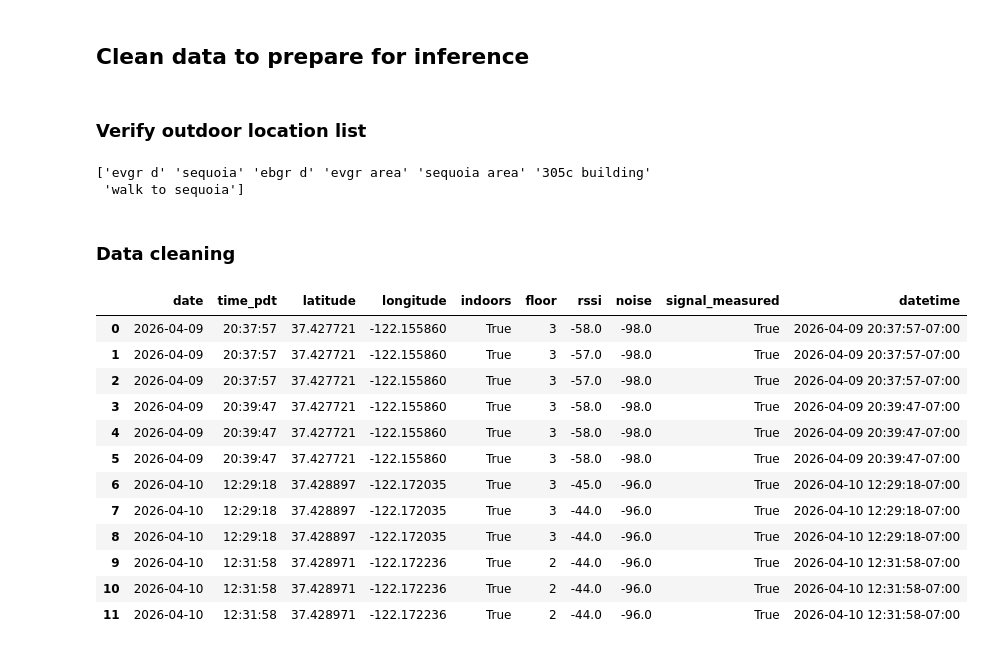
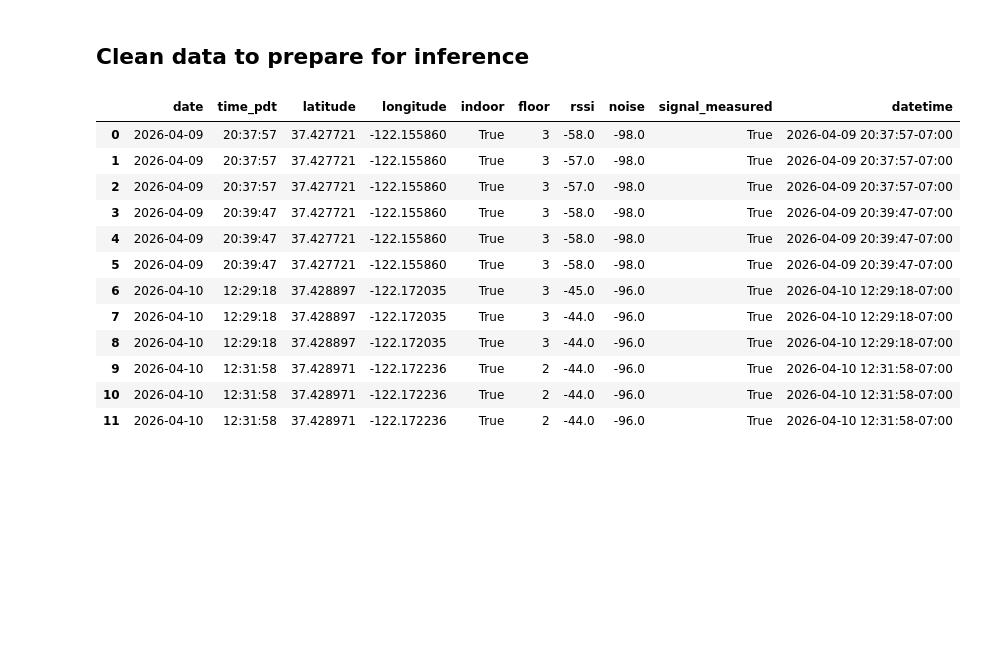
Before and after one commit to kevinzluo/where-my-wifi, a Jupyter notebook: code/data cleaning.ipynb, the cells around one changed output. Drawn from its saved outputs; the diff is of its cells as text; code cells hidden in the pictures; blank space fills up the shorter version.

```diff
--- a/code/data cleaning.ipynb
+++ b/code/data cleaning.ipynb
@@ -30,6 +29,7 @@ DATAFRAME_COLUMNS = [
     "measurement_set_id",
     "sample_index",
     "collector_id",
+    "environment",
     "building",
     "floor",
     "waypoint_id",
@@ -206,9 +206,2 @@ Selected coordinate coverage: 582 phone GPS, 273 mac CoreLocation, 96 legacy Cor
 # %% [markdown]
 ## Clean data to prepare for inference
-# %% [markdown]
-### Verify outdoor location list
-# %%
-print(wifi_df['building'].unique())
-# %% [output]
-['evgr d' 'sequoia' 'ebgr d' 'evgr area' 'sequoia area' '305c building'
- 'walk to sequoia']
@@ -217,35 +208,33 @@ OUTDOOR_LOCS = ['evgr area', 'sequoia area', 'walk to sequoia']
-# %% [markdown]
-### Data cleaning
 # %%
 # grab "interesting" columns, drop anything without location
-df_clean = wifi_df[['building', 'floor',
+df_clean = wifi_df[['environment', 'floor',
                     'selected_location_timestamp',
                     'selected_latitude',
                     'selected_longitude',
                     'wdutil_rssi_effective_dbm',
                     'wdutil_noise_effective_dbm',
                     'wdutil_zero_placeholder']].copy()
 df_clean = df_clean.dropna(subset=['selected_latitude', 'selected_longitude'])
 df_clean['wdutil_zero_placeholder'] = ~df_clean['wdutil_zero_placeholder']
-df_clean.columns = ['building', 'floor', 'datetime', 'latitude', 'longitude', 'rssi', 'noise', 'signal_measured']
+df_clean.columns = ['environment', 'floor', 'datetime', 'latitude', 'longitude', 'rssi', 'noise', 'signal_measured']
 
-df_clean['indoors'] = ~df_clean['building'].isin(OUTDOOR_LOCS)
+df_clean['indoor'] = (df_clean['environment'] == 'indoor')
 
 from datetime import timezone, timedelta
 
 # convert to datetime and all to PDT
 df_clean['datetime'] = pd.to_datetime(df_clean['datetime'], format='mixed', utc=True).dt.tz_convert("America/Los_Angeles")
 df_clean['date'] = df_clean['datetime'].dt.date
 df_clean['time_pdt'] = df_clean['datetime'].dt.time
 
 # reorder columns
-df_clean = df_clean[['date', 'time_pdt', 'latitude', 'longitude', 'indoors', 'floor', 'rssi', 'noise', 'signal_measured', 'datetime']]
+df_clean = df_clean[['date', 'time_pdt', 'latitude', 'longitude', 'indoor', 'floor', 'rssi', 'noise', 'signal_measured', 'datetime']]
 
 
 write_wifi_dataframe(df_clean, '../data/df_clean.csv')
 display(df_clean.head(12))
 # %% [output]
-|  | date | time_pdt | latitude | longitude | indoors | floor | rssi | noise | signal_measured | datetime |
+|  | date | time_pdt | latitude | longitude | indoor | floor | rssi | noise | signal_measured | datetime |
 | 0 | 2026-04-09 | 20:37:57 | 37.427721 | -122.155860 | True | 3 | -58.0 | -98.0 | True | 2026-04-09 20:37:57-07:00 |
 | 1 | 2026-04-09 | 20:37:57 | 37.427721 | -122.155860 | True | 3 | -57.0 | -98.0 | True | 2026-04-09 20:37:57-07:00 |
 | 2 | 2026-04-09 | 20:37:57 | 37.427721 | -122.155860 | True | 3 | -57.0 | -98.0 | True | 2026-04-09 20:37:57-07:00 |
```
Also changed, not shown: parts of 3 cells of this notebook, 3 other files.
